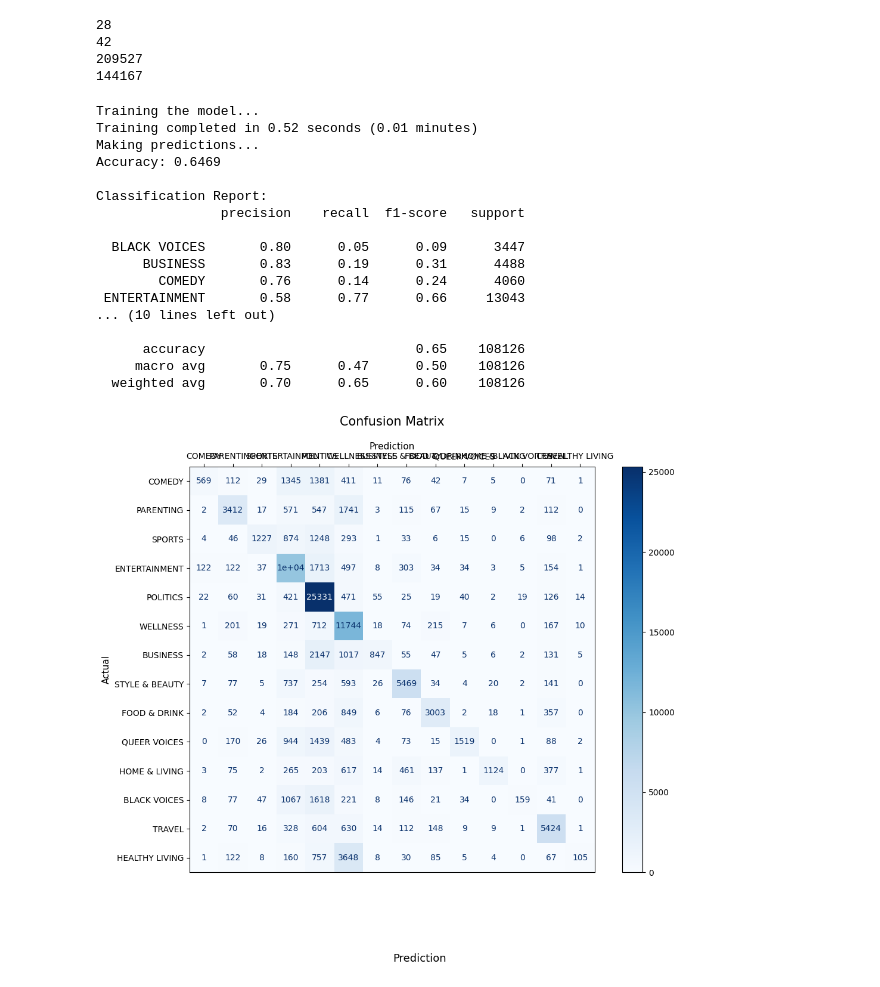
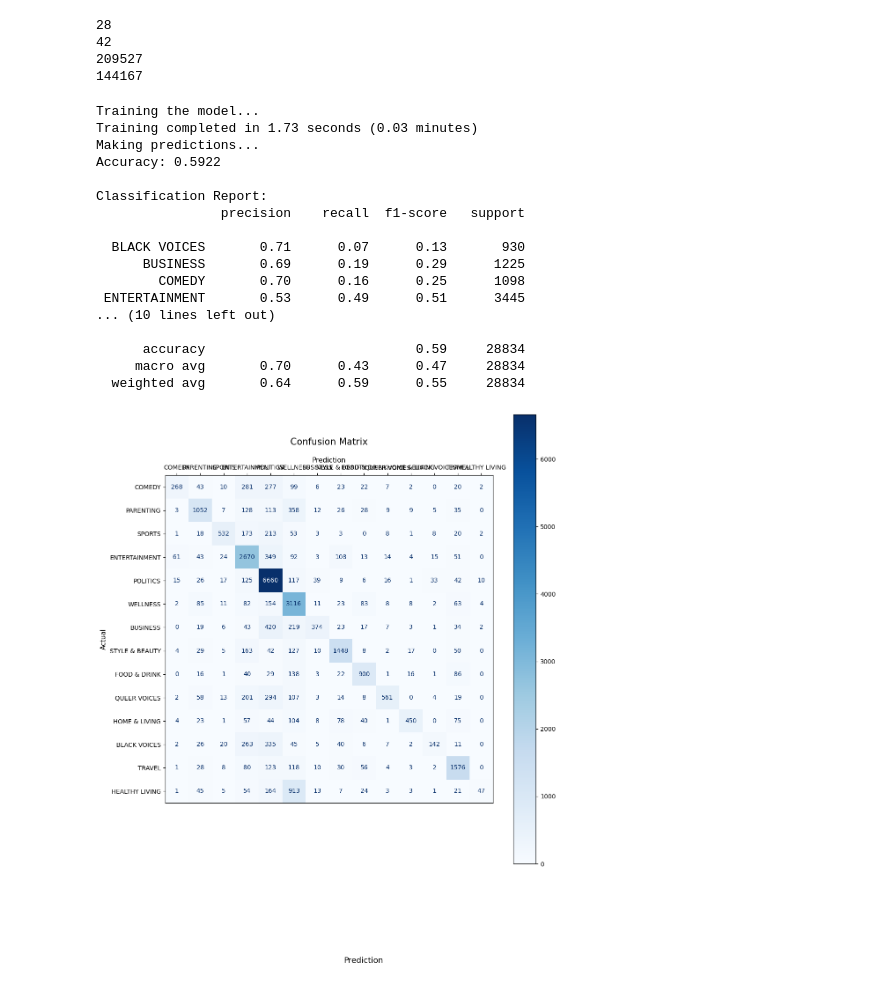
Before and after one commit to a-niveditha/NewsClassifier, a Jupyter notebook: news_classifier.ipynb, the cells around one changed output. Cells and saved outputs as stored; diff of their text form; code cells hidden in the pictures.

Commit message:
added some preprocessing steps, removed most freq words

```diff
--- a/news_classifier.ipynb
+++ b/news_classifier.ipynb
@@ -66,13 +67,24 @@ stop_words = set(stopwords.words('english'))
 
 def preprocess_text(text):
     tokens = word_tokenize(text.lower())
-    tokens = [token for token in tokens if token.isalpha() and token not in stop_words]
-    return ' '.join(tokens)
+    tokens = [token for token in tokens if token.isalpha() and token not in stop_words and token not in string.punctuation]
+
+    lemmatizer = nltk.WordNetLemmatizer()
+    lemmas = [lemmatizer.lemmatize(token) for token in tokens]
+
+    fdist = nltk.FreqDist(lemmas)
+    list1 = [word for word in lemmas if fdist[word] > fdist.N() * 0.1]
+    filtered_tokens = [word for word in lemmas if fdist[word] < fdist.N() * 0.1]
+
+    return [' '.join(filtered_tokens) , list1 ]
 
 df2['processed_text'] = df2['text'].apply(preprocess_text)
+df2['final_text'] = df2['processed_text'].apply(lambda x: x[0])
+freq_words = df2['processed_text'].apply(lambda x: x[1])
+
 #ref- apply means it will loop through everything in the dataframe and apply the specified fn to each and every one.
 # %%
-X_train, X_test, y_train, y_test = train_test_split(df2['processed_text'], df2['category'], test_size=0.75)
+X_train, X_test, y_train, y_test = train_test_split(df2['final_text'], df2['category'], test_size=0.2)
 
 pipeline = Pipeline([
     ('tfidf', TfidfVectorizer(max_features=5000)),
@@ -96,41 +108,41 @@ print("Classification Report:")
 print(classification_report(y_test, y_pred, zero_division=1))
 # %% [output]
 Training the model...
-Training completed in 0.52 seconds (0.01 minutes)
+Training completed in 1.73 seconds (0.03 minutes)
 Making predictions...
-Accuracy: 0.6469
+Accuracy: 0.5922
 
 Classification Report:
                 precision    recall  f1-score   support
 
-  BLACK VOICES       0.80      0.05      0.09      3447
-      BUSINESS       0.83      0.19      0.31      4488
-        COMEDY       0.76      0.14      0.24      4060
- ENTERTAINMENT       0.58      0.77      0.66     13043
+  BLACK VOICES       0.71      0.07      0.13       930
+      BUSINESS       0.69      0.19      0.29      1225
+        COMEDY       0.70      0.16      0.25      1098
+ ENTERTAINMENT       0.53      0.49      0.51      3445
 ... (10 lines left out)
 
-      accuracy                           0.65    108126
-     macro avg       0.75      0.47      0.50    108126
-  weighted avg       0.70      0.65      0.60    108126
+      accuracy                           0.59     28834
+     macro avg       0.70      0.43      0.47     28834
+  weighted avg       0.64      0.59      0.55     28834
 # %%
 #confusion matrix
 import numpy as np
 from sklearn.metrics import confusion_matrix, ConfusionMatrixDisplay, classification_report
 
 cm = confusion_matrix(y_test, y_pred, labels=classes)
 disp = ConfusionMatrixDisplay(confusion_matrix=cm, display_labels=classes)
 
-fig, ax = plt.subplots(figsize=(12, 10))
+fig, ax = plt.subplots(figsize=(12, 15))
 disp.plot(cmap=plt.cm.Blues, ax=ax)
 
 plt.title('Confusion Matrix', fontsize=15, pad=20)
 plt.xlabel('Prediction', fontsize=11)
 plt.ylabel('Actual', fontsize=11)
 plt.gca().xaxis.set_label_position('top')
 plt.gca().xaxis.tick_top()
 plt.gca().figure.subplots_adjust(bottom=0.2)
 plt.gca().figure.text(0.5, 0.05, 'Prediction', ha='center', fontsize=13)
 
 plt.show()
 # %% [output]
-[figure, old version]
+[figure, new version]
```
Also changed, not shown: parts of 3 cells of this notebook.
